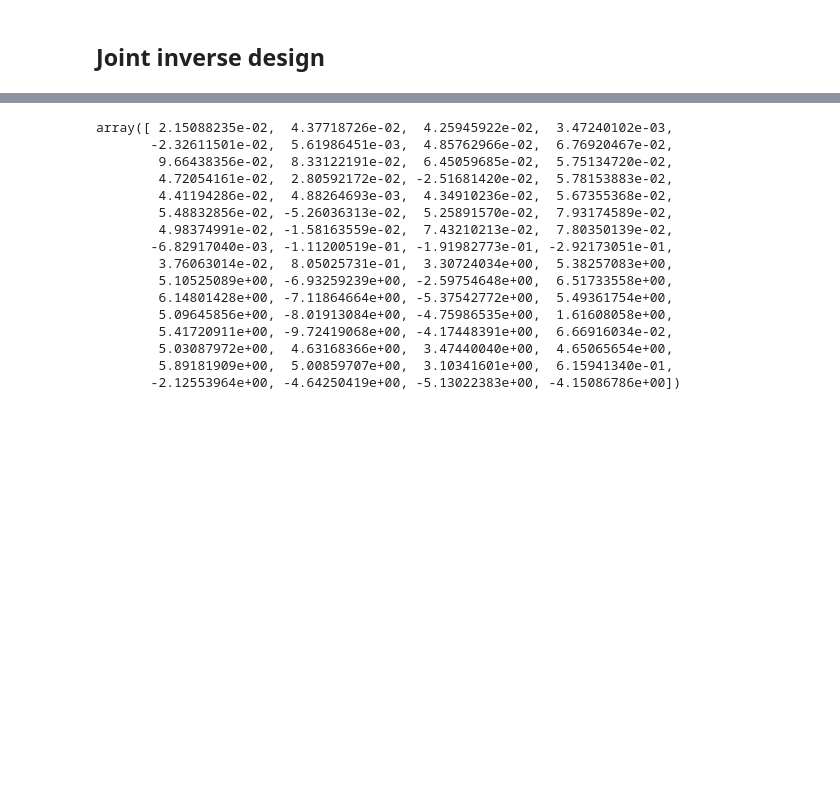
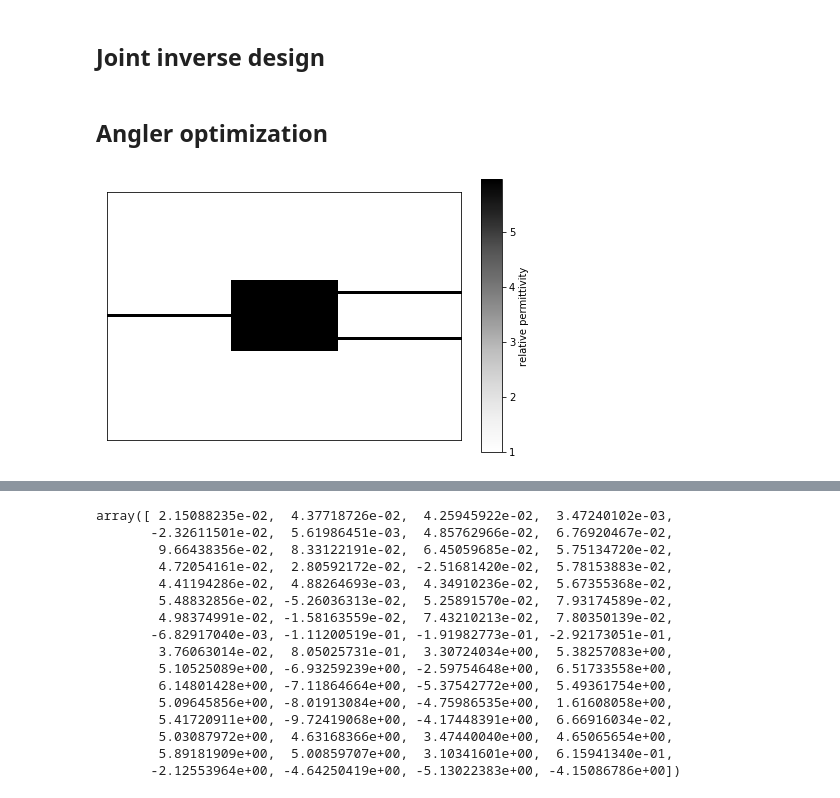
Before and after one commit to bencbartlett/neural-maxwell, a Jupyter notebook: neural_maxwell/notebooks/Joint_inverse_design.ipynb, the cells around one changed output, grey strips where cells are left out. Cells and saved outputs as stored; diff of their text form; code cells hidden in the pictures; blank space fills up the shorter version.

```diff
--- a/neural_maxwell/notebooks/Joint_inverse_design.ipynb
+++ b/neural_maxwell/notebooks/Joint_inverse_design.ipynb
@@ -17,0 +27,37 @@ from models.utils import pbar, tensor_diff, tensor_roll
+# %% [markdown]
+## Angler optimization
+# %%
+# define the similation constants
+lambda0 = 2e-6              # free space wavelength (m)
+c0 = 3e8                    # speed of light in vacuum (m/s)
+omega = 2*np.pi*c0/lambda0  # angular frequency (2pi/s)
+dl = 1e-1                   # grid size (L0)
+NPML = [20, 20]             # number of pml grid points on x and y borders
+pol = 'Ez'                  # polarization (either 'Hz' or 'Ez')
+source_amp = 1e-9           # amplitude of modal source (make around 1 for nonlinear effects)
+
+# define material constants
+n_index = 2.44              # refractive index
+eps_m = n_index**2          # relative permittivity
+
+# geometric parameters for a 1 -> 2 port device
+L = 6         # length of box (L0)
+H = 4         # height of box (L0)
+w = .3        # width of waveguides (L0)
+d = H/1.5     # distance between waveguides (L0)
+l = 5         # length of waveguide from PML to box (L0)
+spc = 3       # space between box and PML (L0)
+# %%
+# define permittivity of three port system
+eps_r, design_region = three_port(L, H, w, d, l, spc, dl, NPML, eps_m)
+(Nx, Ny) = eps_r.shape
+nx, ny = int(Nx/2), int(Ny/2)            # halfway grid points
+
+# make a new simulation object
+simulation = Simulation(omega, eps_r, dl, NPML, pol)
+
+# plot the permittivity distribution
+simulation.plt_eps(outline=False)
+plt.show()
+# %% [output]
+[figure, added]
```
Also changed, not shown: parts of 6 cells of this notebook, 4 other files.
